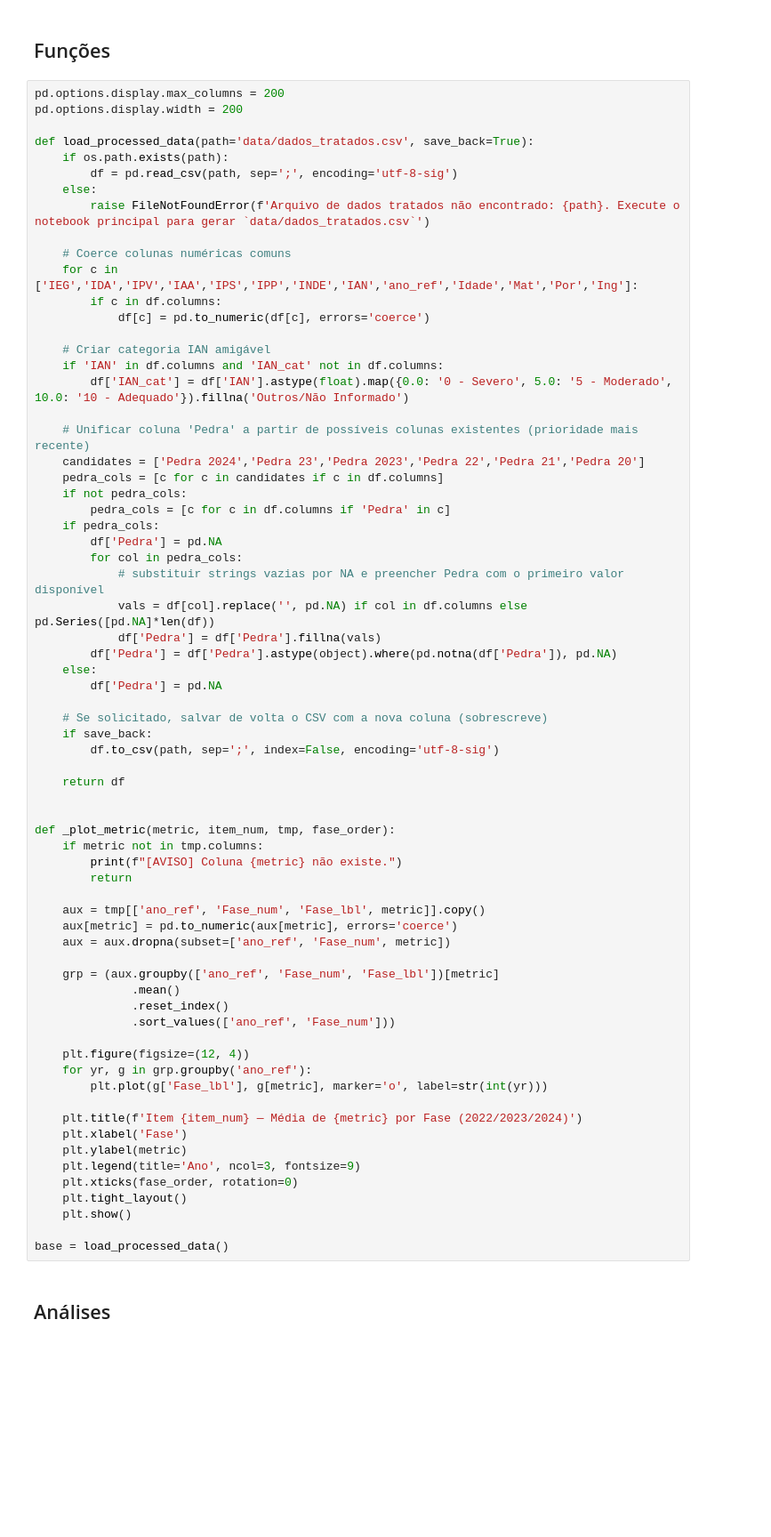
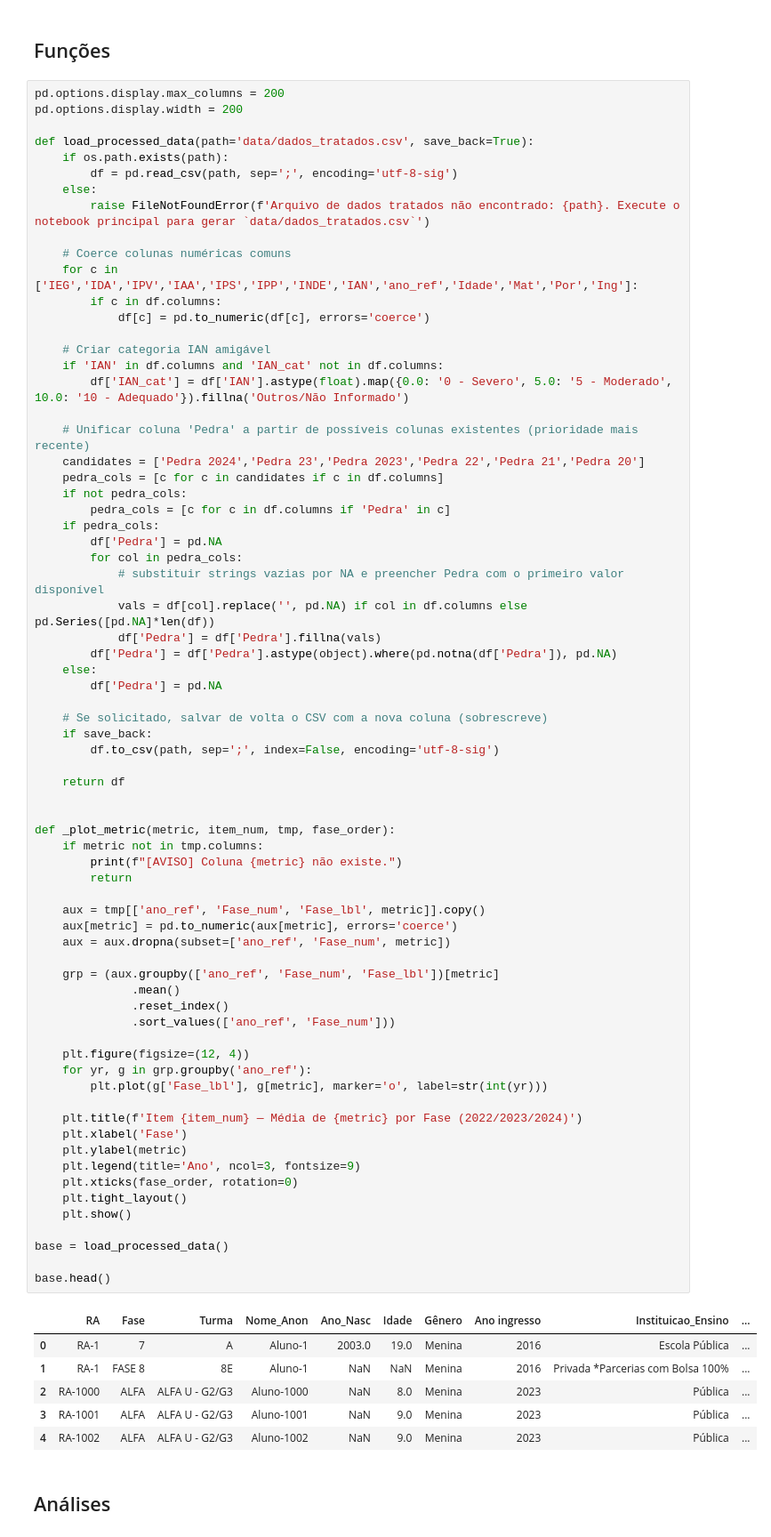
Before and after one commit to fernandapetty/data-analytics, a Jupyter notebook: notebook_analyses.ipynb, the cells around one changed output. Shown at 89% size. Drawn from its saved outputs; the diff is of its cells as text; blank space fills up the shorter version.

```diff
--- a/notebook_analyses.ipynb
+++ b/notebook_analyses.ipynb
@@ -52,33 +52,42 @@ def load_processed_data(path='data/dados_tratados.csv', save_back=True):
     return df
 
 
 def _plot_metric(metric, item_num, tmp, fase_order):
     if metric not in tmp.columns:
         print(f"[AVISO] Coluna {metric} não existe.")
         return
 
     aux = tmp[['ano_ref', 'Fase_num', 'Fase_lbl', metric]].copy()
     aux[metric] = pd.to_numeric(aux[metric], errors='coerce')
     aux = aux.dropna(subset=['ano_ref', 'Fase_num', metric])
 
     grp = (aux.groupby(['ano_ref', 'Fase_num', 'Fase_lbl'])[metric]
               .mean()
               .reset_index()
               .sort_values(['ano_ref', 'Fase_num']))
 
     plt.figure(figsize=(12, 4))
     for yr, g in grp.groupby('ano_ref'):
         plt.plot(g['Fase_lbl'], g[metric], marker='o', label=str(int(yr)))
 
     plt.title(f'Item {item_num} — Média de {metric} por Fase (2022/2023/2024)')
     plt.xlabel('Fase')
     plt.ylabel(metric)
     plt.legend(title='Ano', ncol=3, fontsize=9)
     plt.xticks(fase_order, rotation=0)
     plt.tight_layout()
     plt.show()
 
 base = load_processed_data()
+
+base.head()
+# %% [output]
+|  | RA | Fase | Turma | Nome_Anon | Ano_Nasc | Idade | Gênero | Ano ingresso | Instituicao_Ensino | ... |
+| 0 | RA-1 | 7 | A | Aluno-1 | 2003.0 | 19.0 | Menina | 2016 | Escola Pública | ... |
+| 1 | RA-1 | FASE 8 | 8E | Aluno-1 | NaN | NaN | Menina | 2016 | Privada *Parcerias com Bolsa 100% | ... |
+| 2 | RA-1000 | ALFA | ALFA U - G2/G3 | Aluno-1000 | NaN | 8.0 | Menina | 2023 | Pública | ... |
+| 3 | RA-1001 | ALFA | ALFA U - G2/G3 | Aluno-1001 | NaN | 9.0 | Menina | 2023 | Pública | ... |
+| 4 | RA-1002 | ALFA | ALFA U - G2/G3 | Aluno-1002 | NaN | 9.0 | Menina | 2023 | Pública | ... |
 # %% [markdown]
 ## Análises
 # %%
```
Also changed, not shown: 2 other files.
